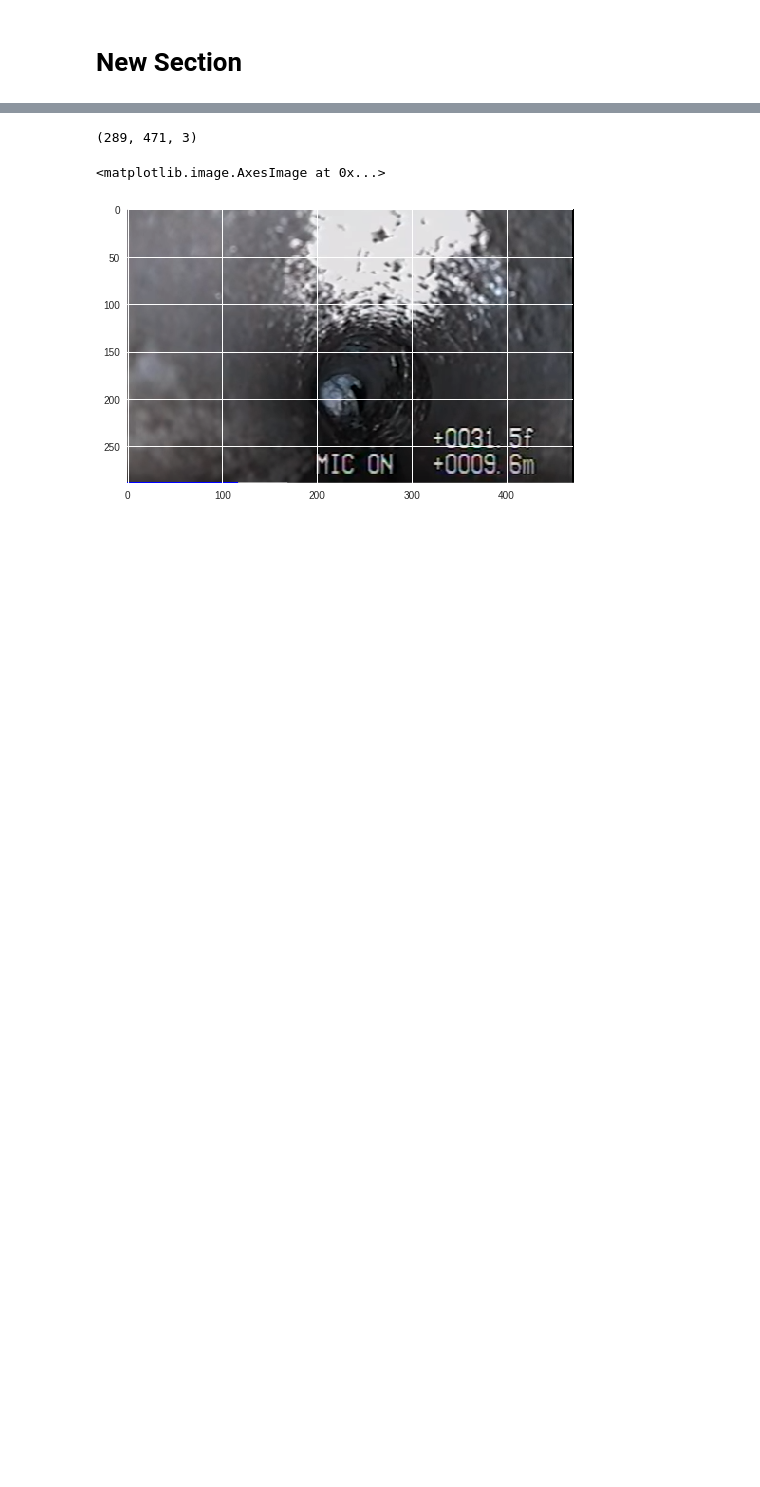
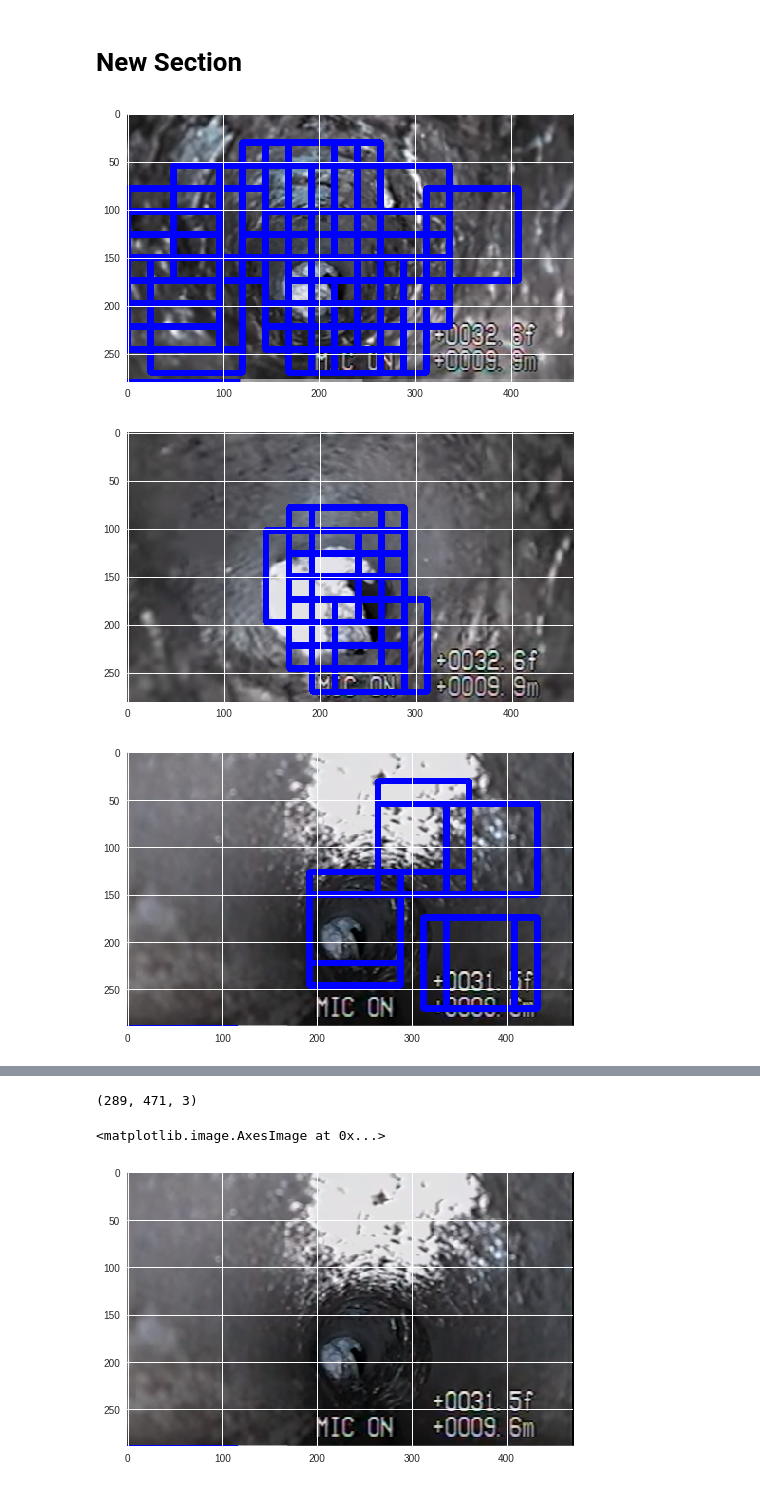
Before and after one commit to svchaudhari1995/melbourne, a Jupyter notebook: heatmap added.ipynb, the cells around one changed output, grey strips where cells are left out. Drawn from its saved outputs; the diff is of its cells as text; code cells hidden in the pictures; blank space fills up the shorter version.

```diff
--- a/heatmap added.ipynb
+++ b/heatmap added.ipynb
@@ -402,18 +399,22 @@ def draw_boxes(img, bboxes, color=(0, 0, 255), thick=6):
 # %%
 import matplotlib.pyplot as plt
 ystart = 30
 ystop = 270
 scale = 1.5
 pix_per_cell=8
 cell_per_block=2
-test_images=glob.glob('../test/*.PNG')
+test_images=glob.glob('test/*.PNG')
 # print(test_images)
 for fname in test_images:
 #     print(fname)
     test_img=cv2.imread(fname)
     plt.imshow(test_img)
     #plt.subplot(6,1,i)
     boxes=find_roots(test_img, ystart, ystop, scale, pix_per_cell,cell_per_block ) #, clf, X_scaler, orient, pix_per_cell, cell_per_block,color_space,spatial_size, hist_bins)
     test_out_img=draw_boxes(test_img,boxes)
     plt.imshow(test_out_img)
     plt.show()
+# %% [output]
+[figure, added]
+[figure, added]
+[figure, added]
```
Also changed, not shown: parts of 18 cells of this notebook.
